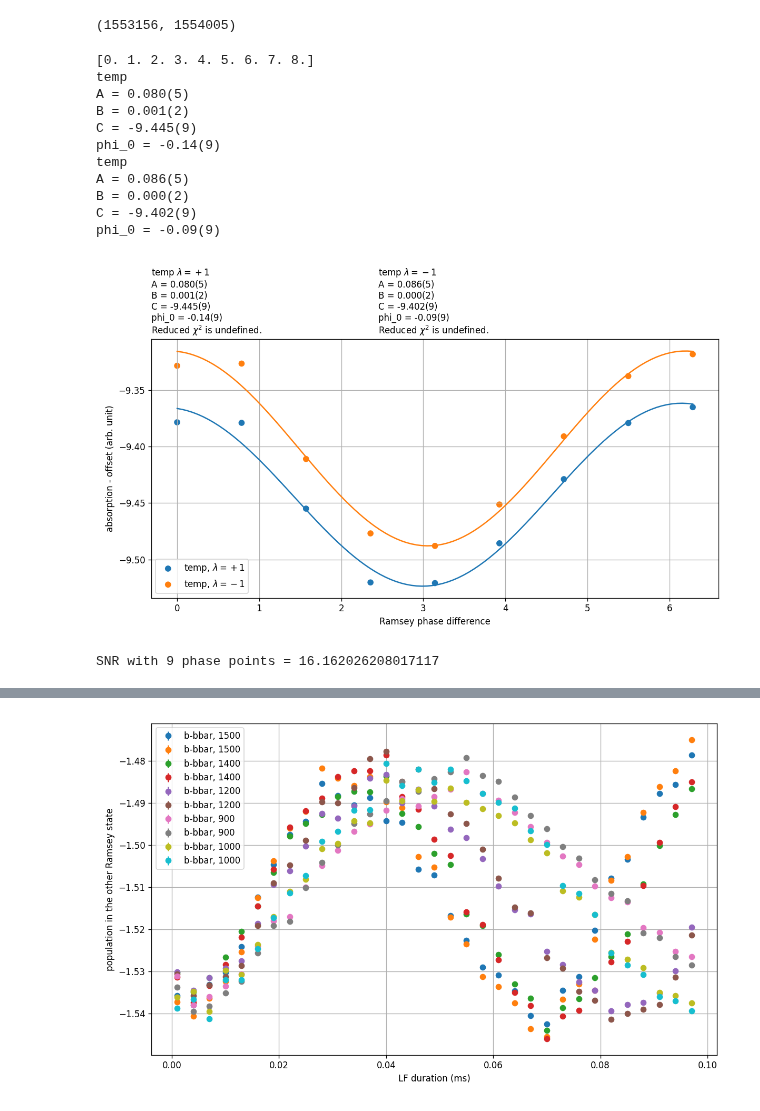
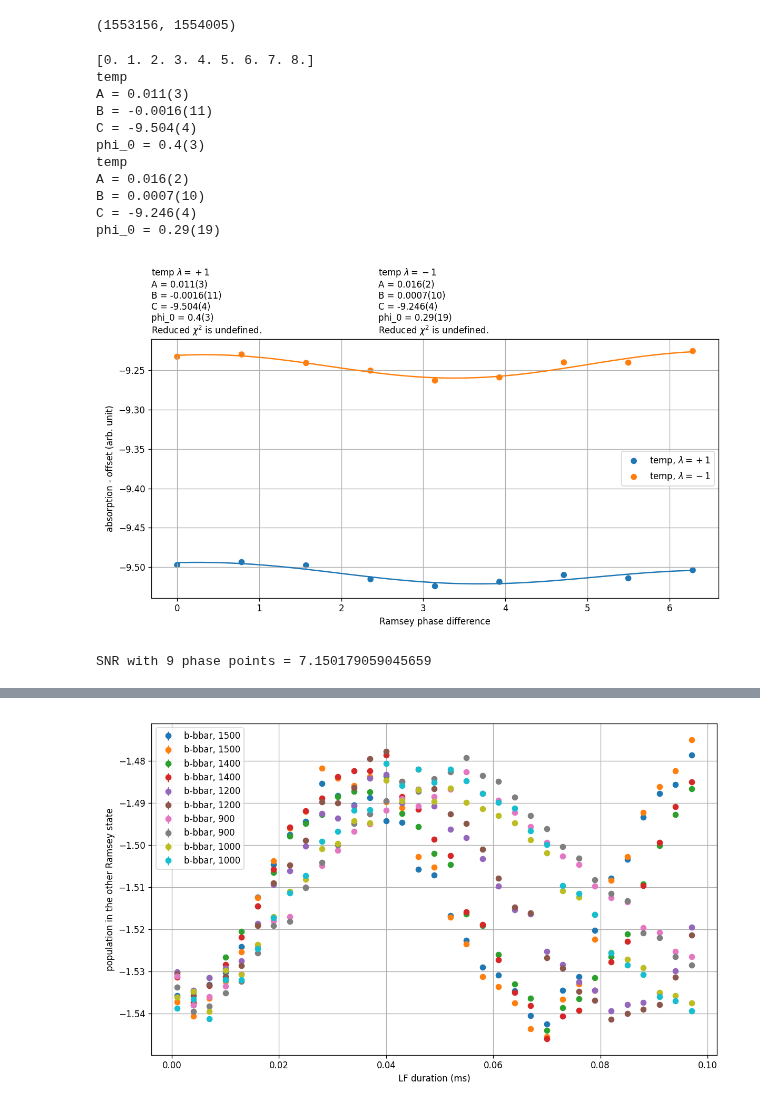
Before and after one commit to vuthalab/onix, a Jupyter notebook: analysis/lf_spectroscopy_quick_state_prep.ipynb, the cells around one changed output, grey strips where cells are left out. Saved outputs shown, nothing was run; the diff lists cells and outputs as text; code cells hidden in the pictures.

```diff
--- a/analysis/lf_spectroscopy_quick_state_prep.ipynb
+++ b/analysis/lf_spectroscopy_quick_state_prep.ipynb
@@ -144,43 +144,7 @@ h["temp"]
 do_average = True
 
 data = {
-    # "basis": (989631, 989638),
-    # "1.0": (1037430, 1037555),
-    # "1.5": (1037805, 1037912),
-    # "2.0": (1038203, 1038292),
-    # "2.1": (1039716, 1039778),
-    # "2.2": (1039910, 1039999),
-    # "2.3": (1040081, 1040125),
-    # "2.4": (1040890, 1041069),
-    # "2.5": (1038500, 1038544),
-    # "3.0": (1038806, 1039003),
-    # "3.5": (1039207, 1039350),
-    # "4.0": (1039507, 1039533),
-    # "12.8 ms x 2 probe, 100 ms ac, 50 ms cb": (1042865, 1042873),
-    # "0 - 4pi, randomized 1": (1549431, 1550280),
-    #"0 - 4pi, randomized 2": (1552306 + 17 * 50, 1552322 + 17 * 99),
-    # "1": (1557037, 1557043),
-    # "2": (1557037 -49, 1557043 -49),
-    # "0": (1558629, 1558637),
-    #"44 h random index": (1062607 + 9 * 1348, 1062607 + 9 * 1349 - 1),
-    #"blue cleanout, random order": (1570587, 1570766),
-    #"no blue cleanout, random order": (1570413, 1570529),
-    #"blue cleanout, no cb": (1568553, 1568561),
-    #"no blue cleanout, no cb": (1568671, 1568679),
-    #"6.5 K": (1577462, 1577470),
-    # "7 K": (1582592, 1582600),
-    # "7.5 K": (1584644, 1584652),
-    # "8.2 K": (1587038, 1587046),
-    # "9 K": (1590521, 1590529),
-    # "9.8 K": (1593068, 1593076),
-    # "10.5 K": (1596848, 1596856),
-    # "11 K": (1599800, 1599808),
-    # "12 K": (1606739, 1606747),
-    # "12.5 K": (1609997, 1610005),
-    # "12.8 K": (1613192, 1613200),
-    # "13.4 K": (1619114, 1619122),
-    # "14.3 K": (1625324, 1625332),
-    "temp": (1626801, 1626809),
+    "temp": (1737111, 1737119),
 }
 
 index = []
@@ -215,40 +179,40 @@ for ll, (label, data_range) in enumerate(data.items()):
             else:
                 lambda_label = ", $\\lambda = -1$"
             ax.scatter(xs_avg, ys_avg, label=label + lambda_label, marker='o', linestyle='')
             fitter = get_phase_fitter(xs_avg, ys_avg, None)
             xs_fit = np.linspace(np.min(xs_avg), np.max(xs_avg), 100)
             ys_fit = fitter.fitted_value(xs_fit)
             ax.plot(xs_fit, ys_fit)
             if kk == 0:
                 label_str = label + " $\\lambda = +1$ \n" + fitter.all_results_str()
                 ax.text(0,1.02, label_str, transform = ax.transAxes)
             else:
                 label_str = label + " $\\lambda = -1$ \n" + fitter.all_results_str()
                 ax.text(0.4,1.02, label_str, transform = ax.transAxes)
             print(label)
             print(fitter.result_str("A"))
             print(fitter.result_str("B"))
             print(fitter.result_str("C"))
             print(fitter.result_str("phi_0"))
 
 ax.set_xlabel("Ramsey phase difference")
 ax.set_ylabel("absorption - offset (arb. unit)")
 ax.legend()
 ax.grid()
 plt.tight_layout()
 plt.show()
 print(f"SNR with 9 phase points = {fitter.results["A"]/fitter.errors["A"]}")
 # %% [output]
 [0. 1. 2. 3. 4. 5. 6. 7. 8.]
 temp
-A = 0.080(5)
-B = 0.001(2)
-C = -9.445(9)
-phi_0 = -0.14(9)
+A = 0.011(3)
+B = -0.0016(11)
+C = -9.504(4)
+phi_0 = 0.4(3)
 temp
-A = 0.086(5)
-B = 0.000(2)
-C = -9.402(9)
-phi_0 = -0.09(9)
+A = 0.016(2)
+B = 0.0007(10)
+C = -9.246(4)
+phi_0 = 0.29(19)
-[figure, old version]
+[figure, new version]
-SNR with 9 phase points = 16.162026208017117
+SNR with 9 phase points = 7.150179059045659
```
Also changed, not shown: parts of 25 cells of this notebook, 4 other files.
